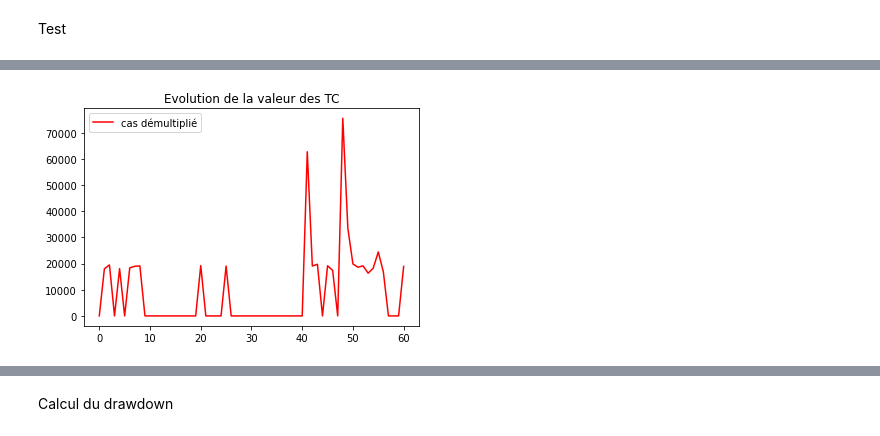
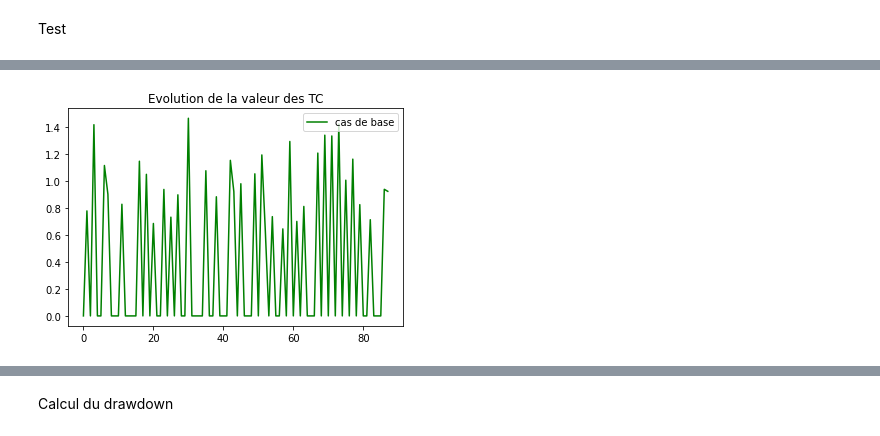
Before and after one commit to Armand-Morin/Portfolio_Optimization_Volga-Technologies, a Jupyter notebook: Refonte_Amaury.ipynb, the cells around one changed output, grey strips where cells are left out. Cells and saved outputs as stored; diff of their text form; code cells hidden in the pictures.

Commit message:
cobyla +tests params

```diff
--- a/Refonte_Amaury.ipynb
+++ b/Refonte_Amaury.ipynb
@@ -315,11 +324,11 @@ plt.show()
 # %%
-plt.plot(Test_TC,'r', label="cas démultiplié")
-#plt.plot([TCs[i] for i in range(len(TCs))],'g', label="cas de base")
+#plt.plot(Test_TC,'r', label="cas démultiplié")
+plt.plot([TCs[i] for i in range(len(TCs))],'g', label="cas de base")
 plt.legend()
 plt.title("Evolution de la valeur des TC")
 plt.show()
 # %% [output]
-[figure, old version]
+[figure, new version]
 # %%
 #plt.plot(Test_cash,'r', label="cas démultiplié")
 plt.plot([Cashs[i] for i in range(len(Cashs))],'g', label="cas de base")
```
Also changed, not shown: parts of 22 cells of this notebook.
